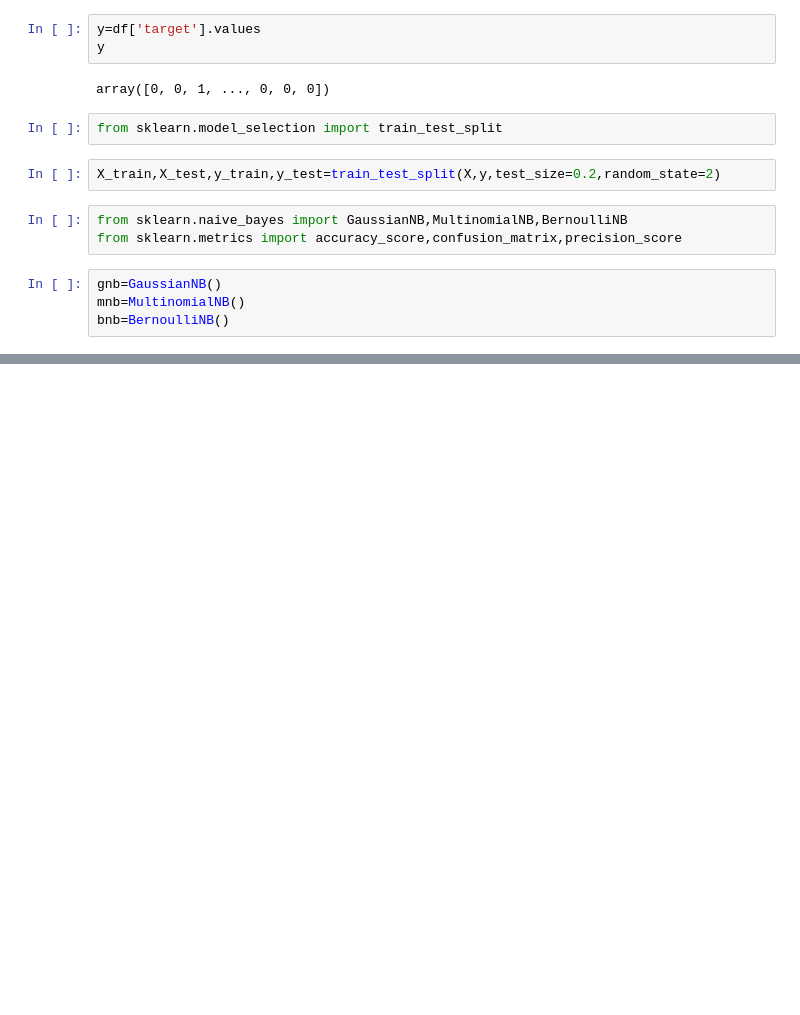
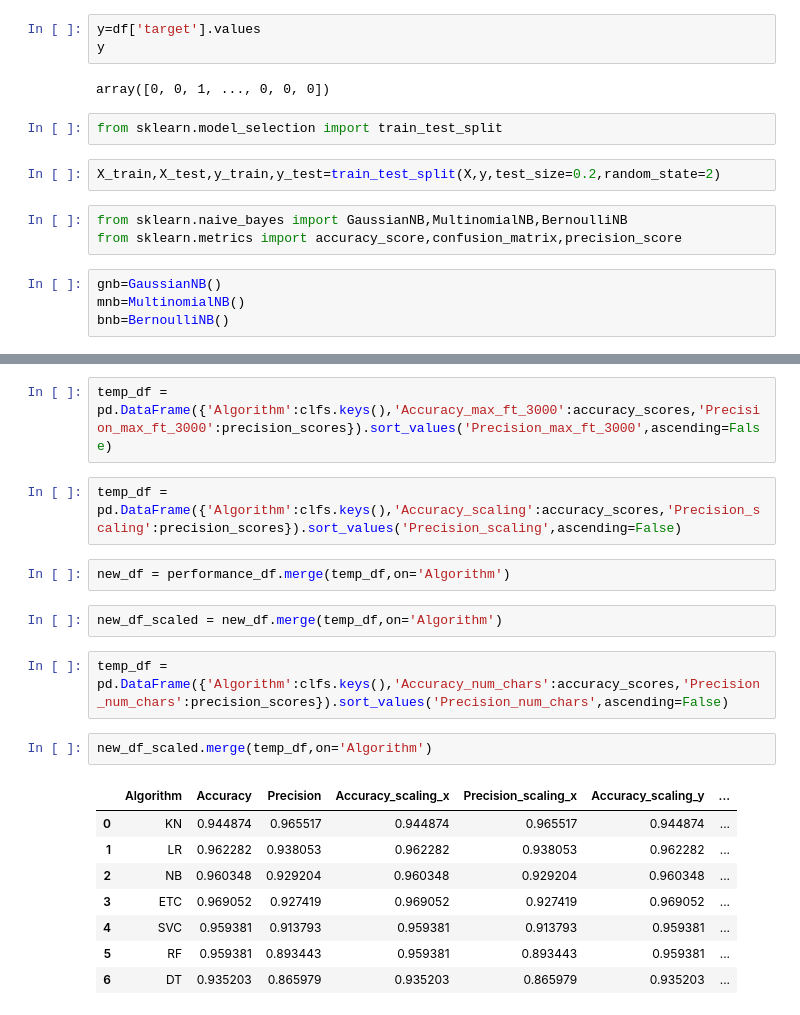
Before and after one commit to anuragjaiswal-nitkkr/SMS-Email-Spam-Detection, a Jupyter notebook: SMS_Spam_Detection.ipynb, the cells around one changed output, grey strips where cells are left out. Saved outputs shown, nothing was run; the diff lists cells and outputs as text; blank space fills up the shorter version.

```diff
--- a/SMS_Spam_Detection.ipynb
+++ b/SMS_Spam_Detection.ipynb
@@ -446,0 +549,21 @@ Precision Score: 0.9734513274336283
+# %%
+temp_df = pd.DataFrame({'Algorithm':clfs.keys(),'Accuracy_max_ft_3000':accuracy_scores,'Precision_max_ft_3000':precision_scores}).sort_values('Precision_max_ft_3000',ascending=False)
+# %%
+temp_df = pd.DataFrame({'Algorithm':clfs.keys(),'Accuracy_scaling':accuracy_scores,'Precision_scaling':precision_scores}).sort_values('Precision_scaling',ascending=False)
+# %%
+new_df = performance_df.merge(temp_df,on='Algorithm')
+# %%
+new_df_scaled = new_df.merge(temp_df,on='Algorithm')
+# %%
+temp_df = pd.DataFrame({'Algorithm':clfs.keys(),'Accuracy_num_chars':accuracy_scores,'Precision_num_chars':precision_scores}).sort_values('Precision_num_chars',ascending=False)
+# %%
+new_df_scaled.merge(temp_df,on='Algorithm')
+# %% [output]
+|  | Algorithm | Accuracy | Precision | Accuracy_scaling_x | Precision_scaling_x | Accuracy_scaling_y | ... |
+| 0 | KN | 0.944874 | 0.965517 | 0.944874 | 0.965517 | 0.944874 | ... |
+| 1 | LR | 0.962282 | 0.938053 | 0.962282 | 0.938053 | 0.962282 | ... |
+| 2 | NB | 0.960348 | 0.929204 | 0.960348 | 0.929204 | 0.960348 | ... |
+| 3 | ETC | 0.969052 | 0.927419 | 0.969052 | 0.927419 | 0.969052 | ... |
+| 4 | SVC | 0.959381 | 0.913793 | 0.959381 | 0.913793 | 0.959381 | ... |
+| 5 | RF | 0.959381 | 0.893443 | 0.959381 | 0.893443 | 0.959381 | ... |
+| 6 | DT | 0.935203 | 0.865979 | 0.935203 | 0.865979 | 0.935203 | ... |
```
Also changed, not shown: parts of 36 cells of this notebook.
